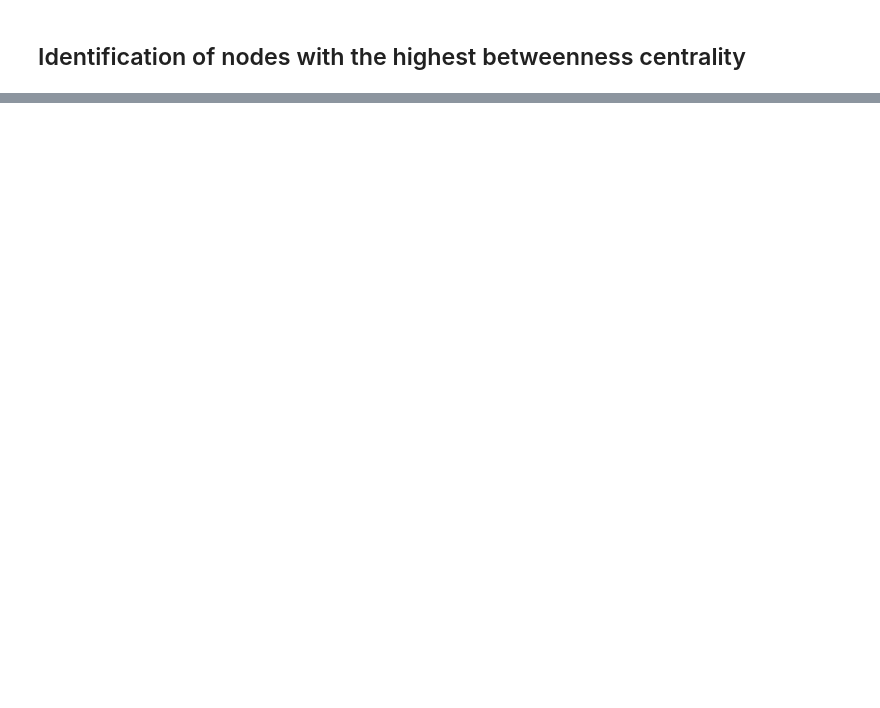
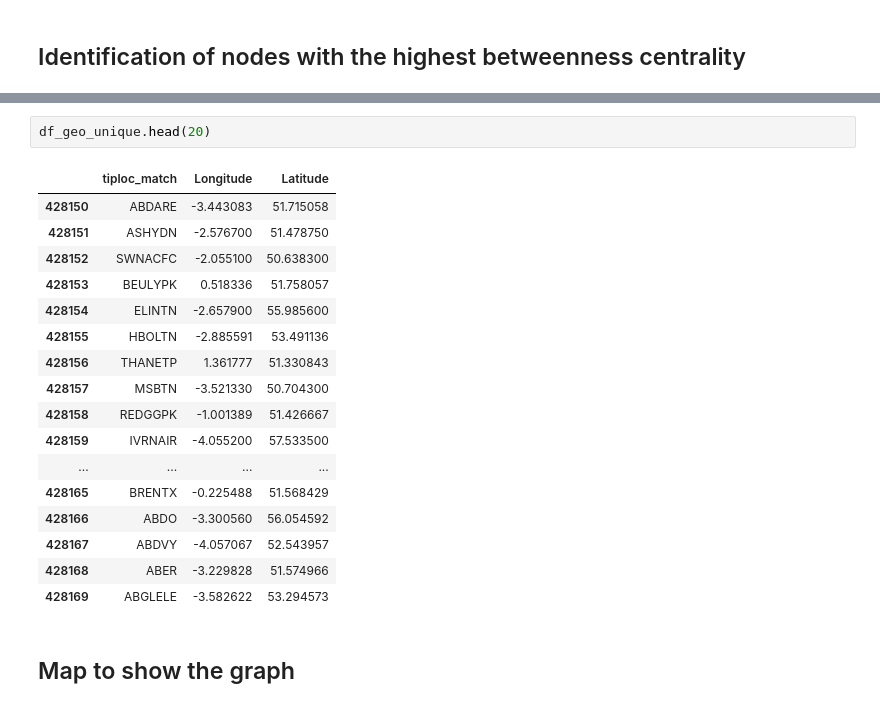
Before and after one commit to thibaultquentin66-lang/resilience_freight_train_UK, a Jupyter notebook: Graph.ipynb, the cells around one changed output, grey strips where cells are left out. Cells and saved outputs as stored; diff of their text form; blank space fills up the shorter version.

```diff
--- a/Graph.ipynb
+++ b/Graph.ipynb
@@ -235,0 +279,22 @@ for node, score in top_strategic:
+# %%
+df_geo_unique.head(20)
+# %% [output]
+|  | tiploc_match | Longitude | Latitude |
+| 428150 | ABDARE | -3.443083 | 51.715058 |
+| 428151 | ASHYDN | -2.576700 | 51.478750 |
+| 428152 | SWNACFC | -2.055100 | 50.638300 |
+| 428153 | BEULYPK | 0.518336 | 51.758057 |
+| 428154 | ELINTN | -2.657900 | 55.985600 |
+| 428155 | HBOLTN | -2.885591 | 53.491136 |
+| 428156 | THANETP | 1.361777 | 51.330843 |
+| 428157 | MSBTN | -3.521330 | 50.704300 |
+| 428158 | REDGGPK | -1.001389 | 51.426667 |
+| 428159 | IVRNAIR | -4.055200 | 57.533500 |
+| ... | ... | ... | ... |
+| 428165 | BRENTX | -0.225488 | 51.568429 |
+| 428166 | ABDO | -3.300560 | 56.054592 |
+| 428167 | ABDVY | -4.057067 | 52.543957 |
+| 428168 | ABER | -3.229828 | 51.574966 |
+| 428169 | ABGLELE | -3.582622 | 53.294573 |
+# %% [markdown]
+## Map to show the graph
```
Also changed, not shown: parts of 13 cells of this notebook, 2 other files.
